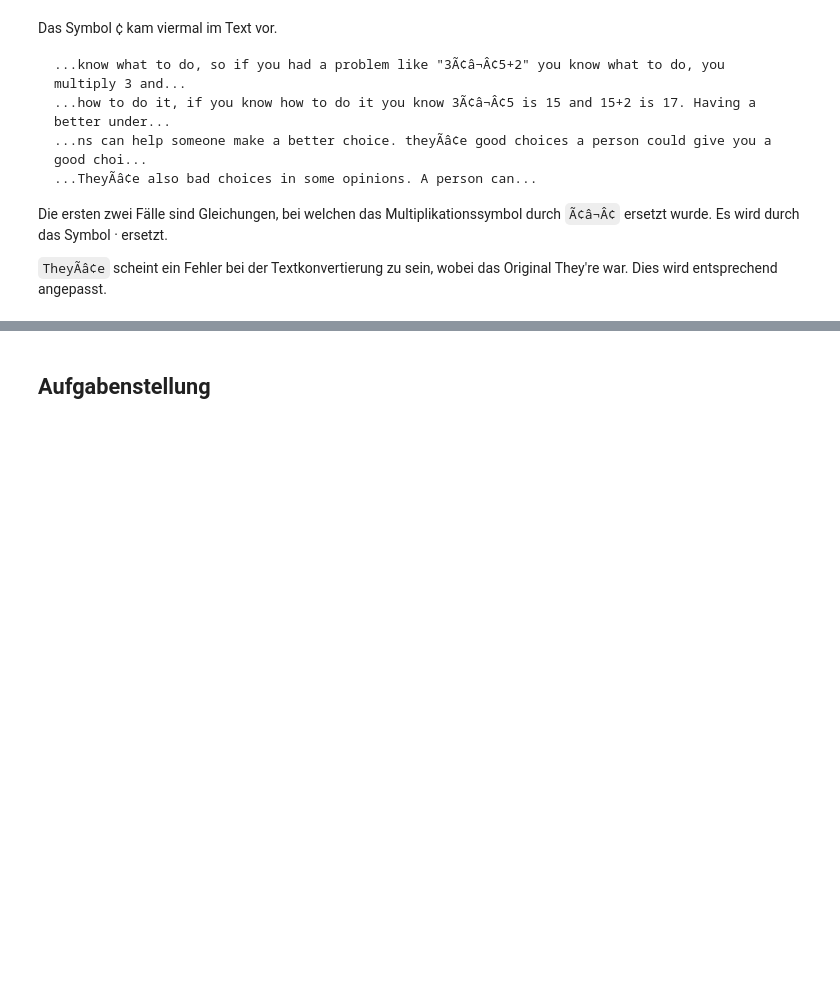
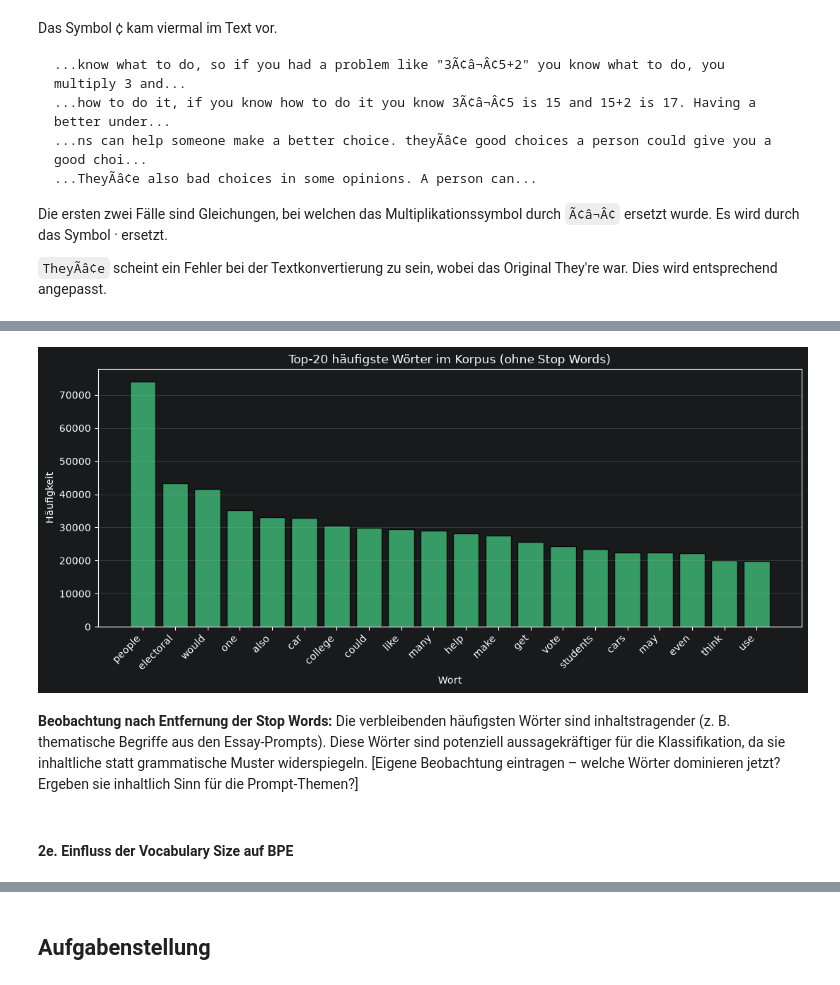
Before and after one commit to TheAmarok/Neue-Konzepte-Gruppe-9, a Jupyter notebook: Notebook_Abgabeversion.ipynb, the cells around one changed output, grey strips where cells are left out. Saved outputs shown, nothing was run; the diff lists cells and outputs as text; code cells hidden in the pictures; blank space fills up the shorter version.

```diff
--- a/Notebook_Abgabeversion.ipynb
+++ b/Notebook_Abgabeversion.ipynb
@@ -678,0 +870,11 @@ Die ersten zwei Fälle sind Gleichungen, bei welchen das Multiplikationssymbol d
+# %%
+# Tokens ohne Stop Words (nur alphabetische Tokens)
+filtered_tokens = [t for t in all_tokens if t.isalpha() and t not in stop_words]
+
+word_freq_filtered = Counter(filtered_tokens)
+most_common_20_filtered = word_freq_filtered.most_common(20)
+
+freq_filtered_df = pd.DataFrame(most_common_20_filtered, columns=["Wort", "Häufigkeit"])
+print(f"Word Instances ohne Stop Words: {len(filtered_tokens):,}")
+print(f"Word Types ohne Stop Words:     {len(set(filtered_tokens)):,}")
+freq_filtered_df
@@ -678,0 +901,18 @@ Die ersten zwei Fälle sind Gleichungen, bei welchen das Multiplikationssymbol d
+# %%
+fig, ax = plt.subplots(figsize=(11, 5))
+ax.bar(freq_filtered_df["Wort"], freq_filtered_df["Häufigkeit"], color="mediumseagreen", edgecolor="black", alpha=0.85)
+ax.set_xlabel("Wort")
+ax.set_ylabel("Häufigkeit")
+ax.set_title("Top-20 häufigste Wörter im Korpus (ohne Stop Words)")
+plt.xticks(rotation=45, ha="right")
+ax.grid(axis="y", alpha=0.3)
+plt.tight_layout()
+plt.show()
+# %% [output]
+[figure, added]
+# %% [markdown]
+**Beobachtung nach Entfernung der Stop Words:**
+Die verbleibenden häufigsten Wörter sind inhaltstragender (z. B. thematische Begriffe aus den Essay-Prompts). Diese Wörter sind potenziell aussagekräftiger für die Klassifikation, da sie inhaltliche statt grammatische Muster widerspiegeln.
+[Eigene Beobachtung eintragen – welche Wörter dominieren jetzt? Ergeben sie inhaltlich Sinn für die Prompt-Themen?]
+# %% [markdown]
+#### 2e. Einfluss der Vocabulary Size auf BPE
```
Also changed, not shown: parts of 51 cells of this notebook.
